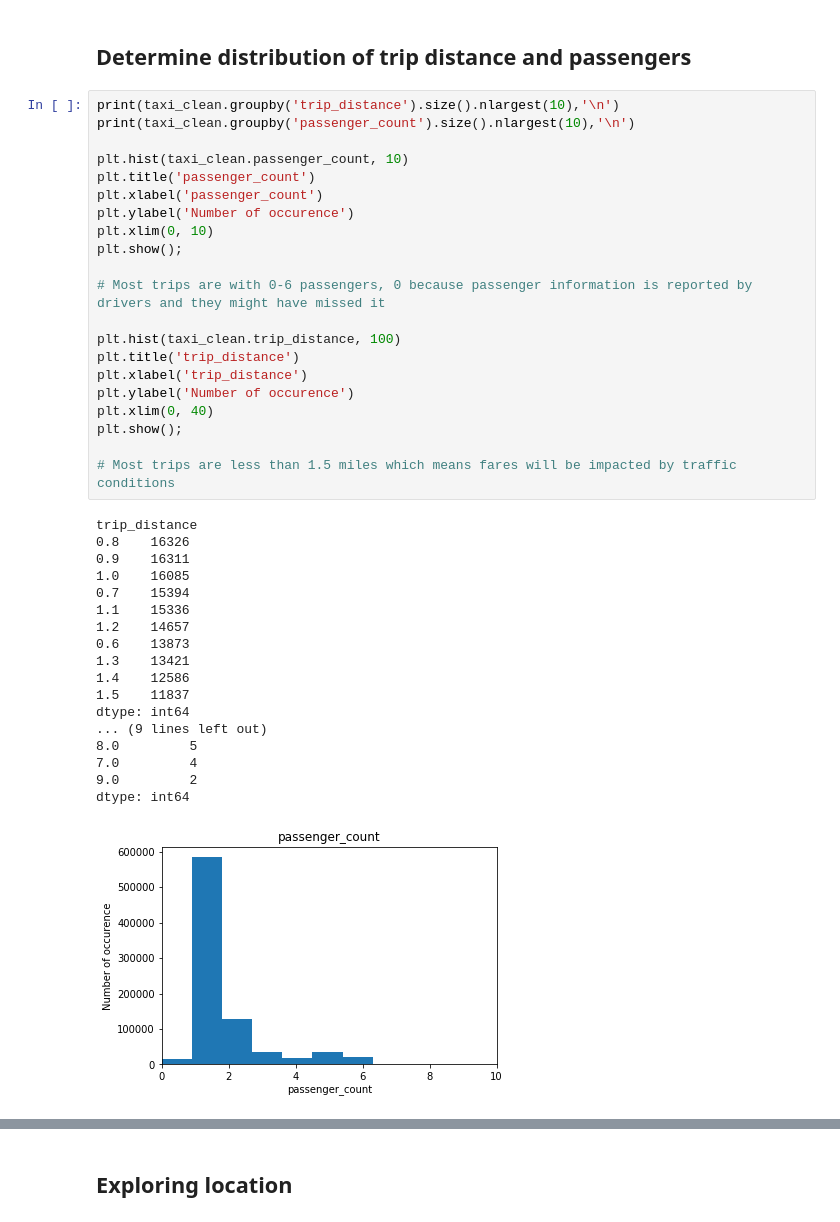
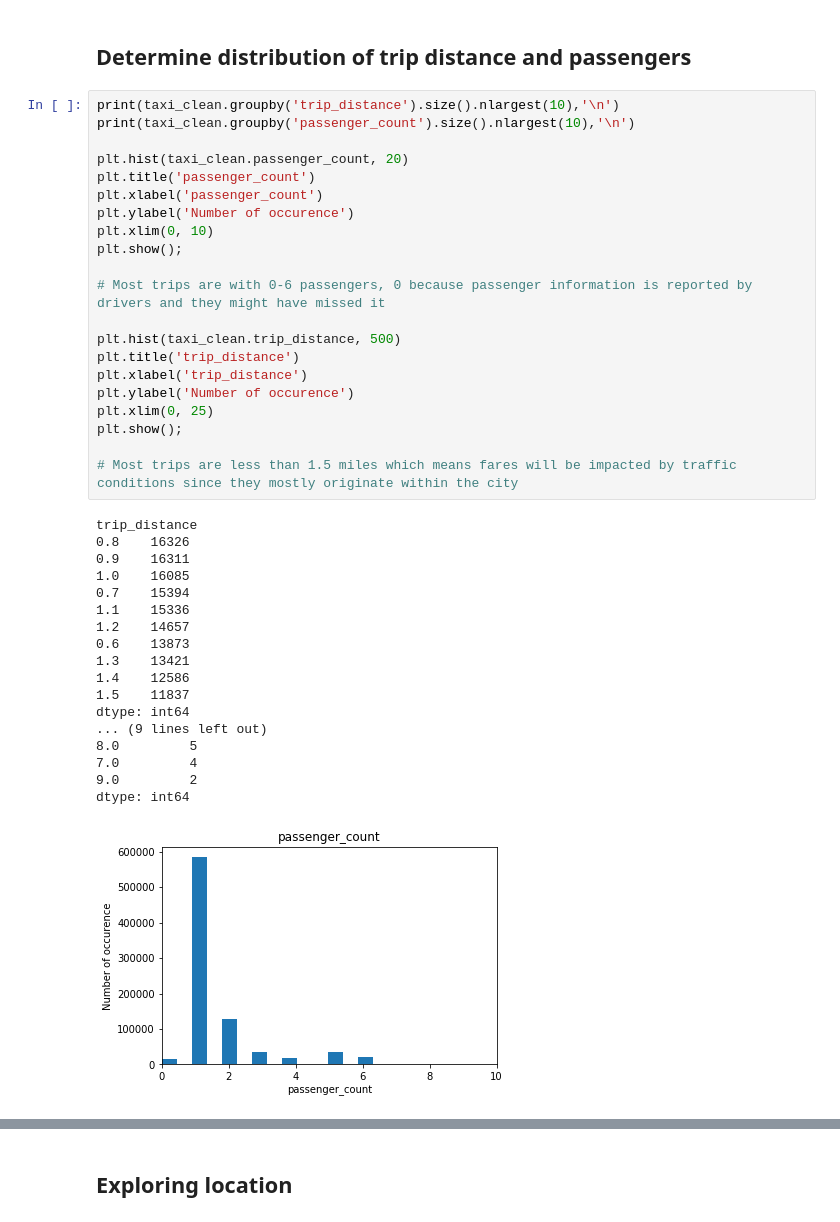
Before and after one commit to JacobHelwig/Fare-Prediction, a Jupyter notebook: Taxi Exploration.ipynb, the cells around one changed output, grey strips where cells are left out. Cells and saved outputs as stored; diff of their text form.

```diff
--- a/Taxi Exploration.ipynb
+++ b/Taxi Exploration.ipynb
@@ -297,39 +296,39 @@ DOLocationID
 print(taxi_clean.groupby('trip_distance').size().nlargest(10),'\n')
 print(taxi_clean.groupby('passenger_count').size().nlargest(10),'\n')
 
-plt.hist(taxi_clean.passenger_count, 10)
+plt.hist(taxi_clean.passenger_count, 20)
 plt.title('passenger_count')
 plt.xlabel('passenger_count')
 plt.ylabel('Number of occurence')
 plt.xlim(0, 10)
 plt.show();
 
 # Most trips are with 0-6 passengers, 0 because passenger information is reported by drivers and they might have missed it
 
-plt.hist(taxi_clean.trip_distance, 100)
+plt.hist(taxi_clean.trip_distance, 500)
 plt.title('trip_distance')
 plt.xlabel('trip_distance')
 plt.ylabel('Number of occurence')
-plt.xlim(0, 40)
+plt.xlim(0, 25)
 plt.show();
 
-# Most trips are less than 1.5 miles which means fares will be impacted by traffic conditions
+# Most trips are less than 1.5 miles which means fares will be impacted by traffic conditions since they mostly originate within the city
 # %% [output]
 trip_distance
 0.8    16326
 0.9    16311
 1.0    16085
 0.7    15394
 1.1    15336
 1.2    14657
 0.6    13873
 1.3    13421
 1.4    12586
 1.5    11837
 dtype: int64
 ... (9 lines left out)
 8.0         5
 7.0         4
 9.0         2
 dtype: int64
-[figure, old version]
+[figure, new version]
```
Also changed, not shown: parts of 15 cells of this notebook.
